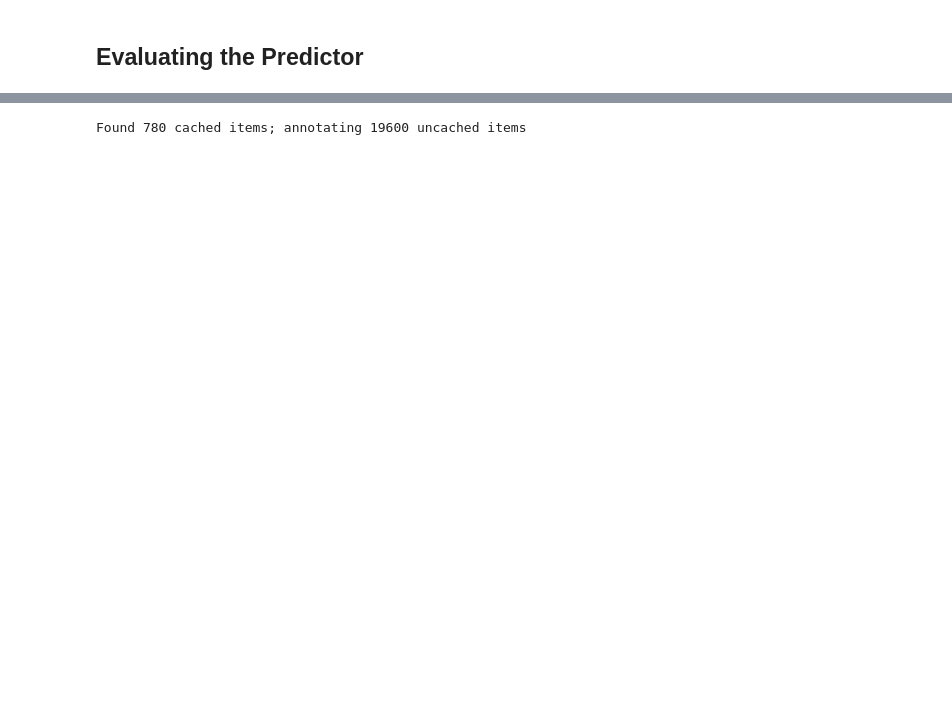
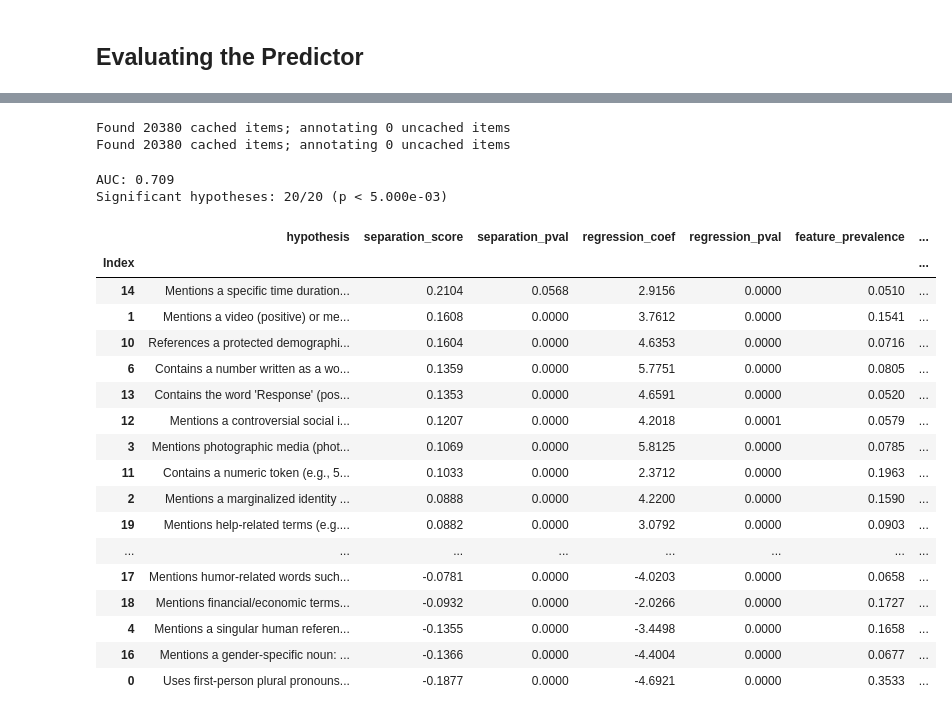
Before and after one commit to elmines/HypotheSAEs, a Jupyter notebook: notebooks/headline_repro.ipynb, the cells around one changed output, grey strips where cells are left out. Saved outputs shown, nothing was run; the diff lists cells and outputs as text; code cells hidden in the pictures; blank space fills up the shorter version.

Commit message:
Play with different training and evaluation combos on headlines

```diff
--- a/notebooks/headline_repro.ipynb
+++ b/notebooks/headline_repro.ipynb
@@ -325,9 +295 @@ def display_df(m, evaluation_df):
     pd.reset_option('display.max_colwidth')
-# %%
-Z_preproc = np.where(np.abs(Z_delta) > 1e-6, Z_delta, 0)
-Z_preproc = np.sign(Z_preproc)
-train_delta_annots = {}
-for _, row in hypothesis_df.iterrows():
-    hyp, neuron_idx = row[['interpretation', 'neuron_idx']]
-    hyp_labels = Z_preproc[:, neuron_idx]
-    train_delta_annots[hyp] = hyp_labels
@@ -343,0 +307,13 @@ Optimization terminated successfully.
+# %%
+if ANN_TRAIN:
+    train_delta_annots = make_ann_delta_dict(subset_ann_A, subset_ann_B)
+    fit_labels = sub_df[label_col]
+else:
+    train_delta_annots = make_sae_delta_dict(train_Z_delta, sign=THRESHOLD_SAE)
+    fit_labels = train_df[label_col]
+
+_, _, train_predictor = score_hypotheses(
+    hypothesis_annotations=train_delta_annots,
+    y_true=fit_labels,
+    classification=True,
+)
@@ -344,14 +324,2 @@ Optimization terminated successfully.
 # %% [markdown]
 ## Evaluating the Predictor
-# %%
-if USE_VALIDATION:
-    holdout_basename = "val-1.0K.json"
-else:
-    holdout_basename = "holdout-4.4K.json"
-holdout_df = pd.read_json(os.path.join(base_dir, DATASET_NAME, holdout_basename), lines=True)
-
-headline_A_holdout = holdout_df["headline_A"].tolist()
-headline_B_holdout = holdout_df["headline_B"].tolist()
-labels_holdout = holdout_df[label_col].values
-
-hypotheses = hypothesis_df["interpretation"].tolist()
@@ -372,19 +326,41 @@ ANN_CACHE_NAME
-# %%
-
-headline_B_annotations = annotate_texts_with_concepts(
-    texts=headline_B_holdout,
-    concepts=hypotheses,
-    cache_name=ANN_CACHE_NAME,
-    model=ANNOTATOR_MODEL,
-    n_workers=100
-)
-# %% [output]
-Found 780 cached items; annotating 19600 uncached items
+# %%
+heldout_headline_A = curryann(holdout_df["headline_A"].tolist())
+heldout_headline_B = curryann(holdout_df["headline_B"].tolist())
+labels_holdout = holdout_df[label_col].values
+# %% [output]
+Found 20380 cached items; annotating 0 uncached items
+Found 20380 cached items; annotating 0 uncached items
 # %%
-eval_delta_annots = {key : headline_A_annotations[key] - headline_B_annotations[key] for key in headline_A_annotations.keys()}
+if ANN_INFER:
+    eval_delta_annots = make_ann_delta_dict(heldout_headline_A, heldout_headline_B)
+else:
+    heldout_delta = get_delta_acts_from_df(holdout_df)
+    eval_delta_annots = make_sae_delta_dict(heldout_delta, sign=THRESHOLD_SAE)
 metrics, evaluation_df, _ = score_hypotheses(
     hypothesis_annotations=eval_delta_annots,
     y_true=labels_holdout,
     classification=True,
     predictor=train_predictor
 )
+display_res(metrics, evaluation_df)
+# %% [output]
+AUC: 0.709
+Significant hypotheses: 20/20 (p < 5.000e-03)
+|  | hypothesis | separation_score | separation_pval | regression_coef | regression_pval | feature_prevalence | ... |
+| Index |  |  |  |  |  |  | ... |
+| 14 | Mentions a specific time duration... | 0.2104 | 0.0568 | 2.9156 | 0.0000 | 0.0510 | ... |
+| 1 | Mentions a video (positive) or me... | 0.1608 | 0.0000 | 3.7612 | 0.0000 | 0.1541 | ... |
+| 10 | References a protected demographi... | 0.1604 | 0.0000 | 4.6353 | 0.0000 | 0.0716 | ... |
+| 6 | Contains a number written as a wo... | 0.1359 | 0.0000 | 5.7751 | 0.0000 | 0.0805 | ... |
+| 13 | Contains the word 'Response' (pos... | 0.1353 | 0.0000 | 4.6591 | 0.0000 | 0.0520 | ... |
+| 12 | Mentions a controversial social i... | 0.1207 | 0.0000 | 4.2018 | 0.0001 | 0.0579 | ... |
+| 3 | Mentions photographic media (phot... | 0.1069 | 0.0000 | 5.8125 | 0.0000 | 0.0785 | ... |
+| 11 | Contains a numeric token (e.g., 5... | 0.1033 | 0.0000 | 2.3712 | 0.0000 | 0.1963 | ... |
+| 2 | Mentions a marginalized identity ... | 0.0888 | 0.0000 | 4.2200 | 0.0000 | 0.1590 | ... |
+| 19 | Mentions help-related terms (e.g.... | 0.0882 | 0.0000 | 3.0792 | 0.0000 | 0.0903 | ... |
+| ... | ... | ... | ... | ... | ... | ... | ... |
+| 17 | Mentions humor‑related words such... | -0.0781 | 0.0000 | -4.0203 | 0.0000 | 0.0658 | ... |
+| 18 | Mentions financial/economic terms... | -0.0932 | 0.0000 | -2.0266 | 0.0000 | 0.1727 | ... |
+| 4 | Mentions a singular human referen... | -0.1355 | 0.0000 | -3.4498 | 0.0000 | 0.1658 | ... |
+| 16 | Mentions a gender-specific noun: ... | -0.1366 | 0.0000 | -4.4004 | 0.0000 | 0.0677 | ... |
+| 0 | Uses first-person plural pronouns... | -0.1877 | 0.0000 | -4.6921 | 0.0000 | 0.3533 | ... |
```
Also changed, not shown: parts of 25 cells of this notebook, 1 other file.
